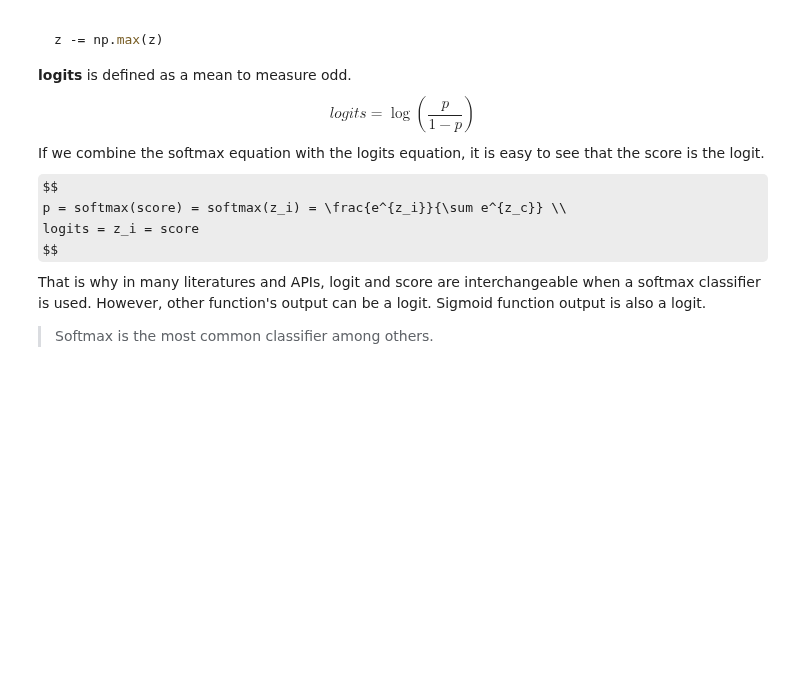
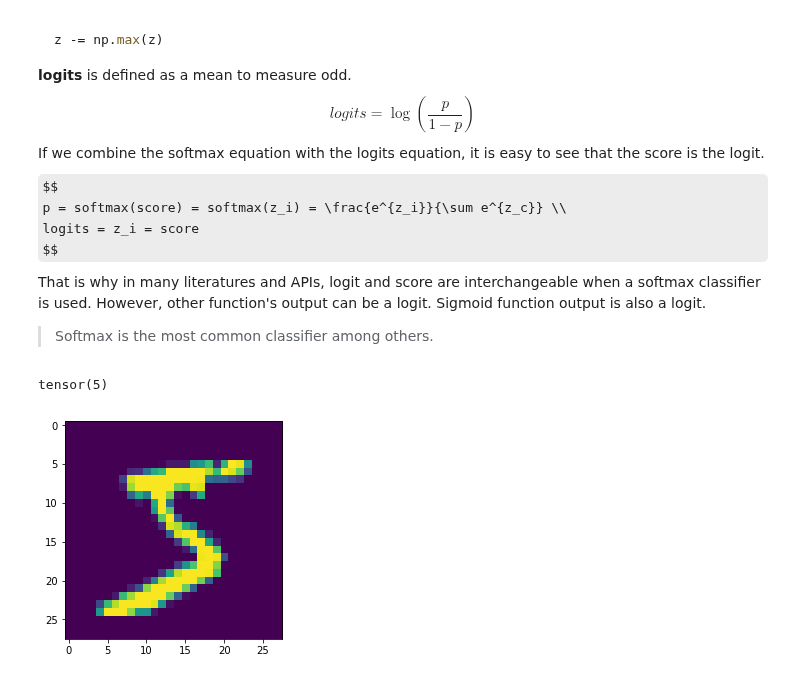
Before and after one commit to rashed091/NeuralNetwork, a Jupyter notebook: Lecture05 - Logistic regression.ipynb, the cells around one changed output. Saved outputs shown, nothing was run; the diff lists cells and outputs as text; code cells hidden in the pictures; some formulas as TeX source; blank space fills up the shorter version.

```diff
--- a/Lecture05 - Logistic regression.ipynb
+++ b/Lecture05 - Logistic regression.ipynb
@@ -322,25 +322,31 @@ That is why in many literatures and APIs, logit and score are interchangeable wh
 
 > Softmax is the most common classifier among others.
 # %%
-import torch.nn.functional as F
-import torchvision
+import torch
+import torch.nn as nn
 import torchvision.transforms as transforms
+import torchvision.datasets as data
+import matplotlib.pyplot as plt
+import numpy as np
 
+train_dataset = data.MNIST(root='./data', train=True,
+                           transform=transforms.ToTensor(), download=True)
 
-# Hyper-parameters
-input_size = 784
-num_classes = 10
-num_epochs = 5
+test_dataset = data.MNIST(root='./data', train=False,
+                          transform=transforms.ToTensor())
+
 batch_size = 100
-learning_rate = 0.001
+train_loader = torch.utils.data.DataLoader(
+    dataset=train_dataset, batch_size=batch_size, shuffle=True)
 
-# MNIST dataset (images and labels)
-train_dataset = torchvision.datasets.MNIST(root='data', train=True, transform=transforms.ToTensor(), download=True)
-
-test_dataset = torchvision.datasets.MNIST(root='data', train=False, transform=transforms.ToTensor())
-
-# Data loader (input pipeline)
-train_loader = torch.utils.data.DataLoader(dataset=train_dataset, batch_size=batch_size, shuffle=True)
-
-test_loader = torch.utils.data.DataLoader(dataset=test_dataset, batch_size=batch_size, shuffle=False)
+test_loader = torch.utils.data.DataLoader(
+    dataset=test_dataset, batch_size=batch_size, shuffle=False)
+# %%
+img = train_dataset[0][0].numpy().reshape(28, 28)
+print(train_dataset[0][1])
+plt.imshow(img)
+plt.show()
+# %% [output]
+tensor(5)
+[figure, added]
 # %%
```
Also changed, not shown: parts of 6 cells of this notebook, 17 other files.
